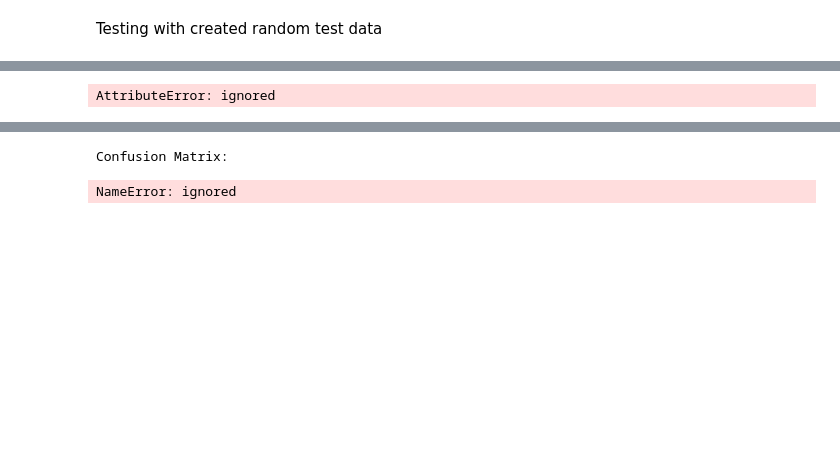
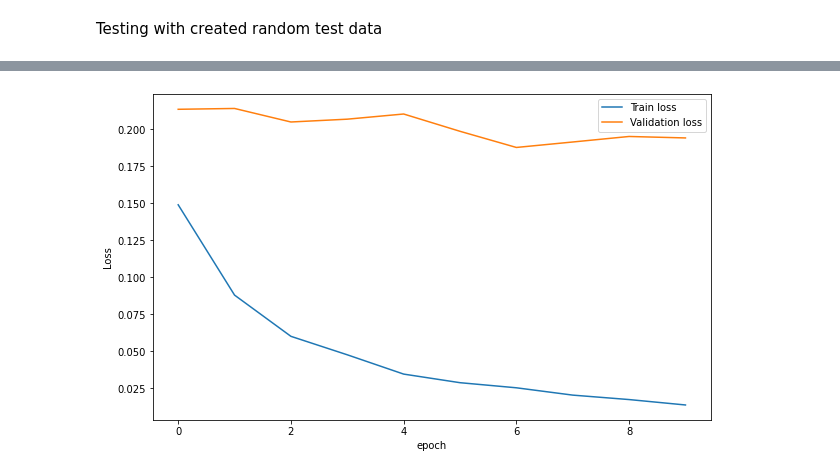
Before and after one commit to Rosalee830/Rosalee830, a Jupyter notebook: YouTube_8m.ipynb, the cells around one changed output, grey strips where cells are left out. Cells and saved outputs as stored; diff of their text form; code cells hidden in the pictures; blank space fills up the shorter version.

```diff
--- a/YouTube_8m.ipynb
+++ b/YouTube_8m.ipynb
@@ -260,9 +250,0 @@ SyntaxError: ignored
-# %%
-model.eval()
-
-drop_remainder = True
-
-scores = model.evaluate(x = (video_rgb, video_audio, frame_rgb, frame_audio), y = labels)
-print("Bi-LSTM:test_loss: %f, accuracy: %f" % (scores[0], scores[1]) )
-# %% [output]
-AttributeError: ignored
@@ -268,0 +256,20 @@ AttributeError: ignored
+# %%
+from tensorflow import keras
+
+def fit_model(model):
+    early_stop = keras.callbacks.EarlyStopping(monitor = 'val_loss', patience = 3)
+    history = model.fit([frame_rgb, frame_audio, video_rgb, video_audio], labels, validation_split = 0.2, epochs=200, batch_size=64, shuffle=False, callbacks=[early_stop])
+    return history
+history_bilstm = fit_model(model)
+
+  # Plot train loss and validation loss
+def plot_loss (history):
+    plt.figure(figsize = (10, 6))
+    plt.plot(history.history['loss'])
+    plt.plot(history.history['val_loss'])
+    plt.ylabel('Loss')
+    plt.xlabel('epoch')
+    plt.legend(['Train loss', 'Validation loss'], loc='upper right')
+
+plot_loss (history_bilstm)
+# %% [output]
@@ -268,0 +296 @@ AttributeError: ignored
+[figure, added]
@@ -278,10 +368,6 @@ print("")
 print("Confusion matrix (normalised to % of total test data):")
 print(normalised_confusion_matrix)
 print("Note: training and testing data is not equally distributed amongst classes, ")
-print("so it is normal that more than a 6th of the data is correctly classifier in the last category.")
-# %% [output]
-Confusion Matrix:
-NameError: ignored
 # %%
 testPredict = model.predict([test_frame_rgb, test_frame_audio, test_video_rgb, test_video_audio], verbose=1).ravel()
 trainPredict = model.predict([frame_rgb, frame_audio, video_rgb, video_audio], verbose=1).ravel()
```
Also changed, not shown: parts of 15 cells of this notebook.
